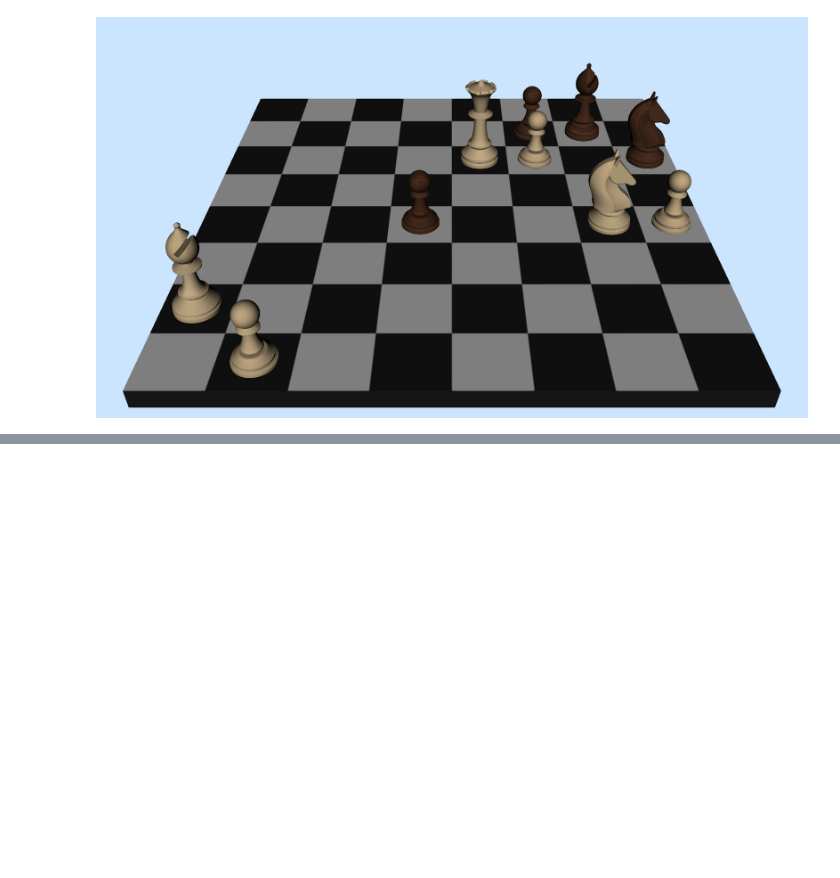
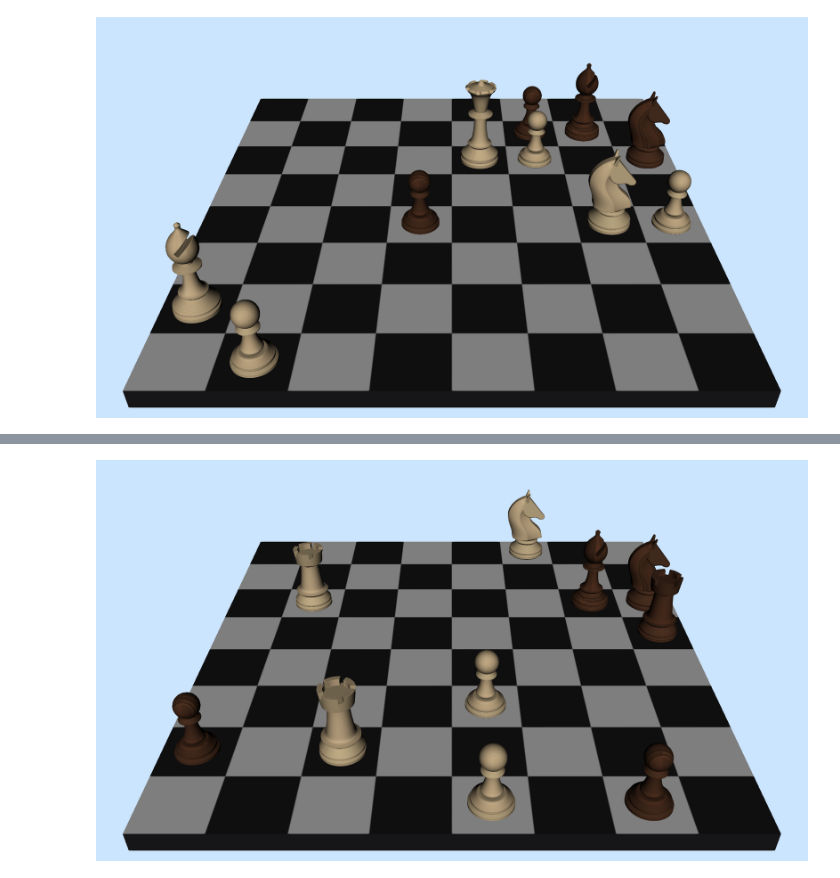
Before and after one commit to elchun/ChessBot, a Jupyter notebook: src/train.ipynb, the cells around one changed output, grey strips where cells are left out. Drawn from its saved outputs; the diff is of its cells as text; code cells hidden in the pictures; blank space fills up the shorter version.

```diff
--- a/src/train.ipynb
+++ b/src/train.ipynb
@@ -122,7 +101,7 @@ class ChessDataset(torch.utils.data.Dataset):
         labels = []
         for id in local_obj_ids:
             piece = self.instance_id_to_class_name[id][-2:]  # piece type is last two values
-            labels.append(pieces.index(piece))
+            labels.append(pieces.index(piece) + 1)
 
         local_obj_ids = np.int16(np.asarray(local_obj_ids))
 
@@ -265,7 +263,8 @@ for epoch in range(num_epochs):
 # %%
-model.load_state_dict(torch.load('chess_maskrcnn_model.pt', map_location=device))
+# model.load_state_dict(torch.load('weights/chess_maskrcnn_model_check.pt', map_location=device))
+model.load_state_dict(torch.load('weights/L_chess_maskrcnn_model_ep_02.pt', map_location=device))
 # pick one image from the test set
-img, _ = dataset_test[0]
+img, _ = dataset_test[4]
 # put the model in evaluation mode
 model.eval()
 with torch.no_grad():
@@ -272,0 +294,4 @@ with torch.no_grad():
+# %%
+Image.fromarray(img.mul(255).permute(1, 2, 0).byte().numpy())
+# %% [output]
+[figure, added]
```
Also changed, not shown: parts of 9 cells of this notebook, 7 other files.
